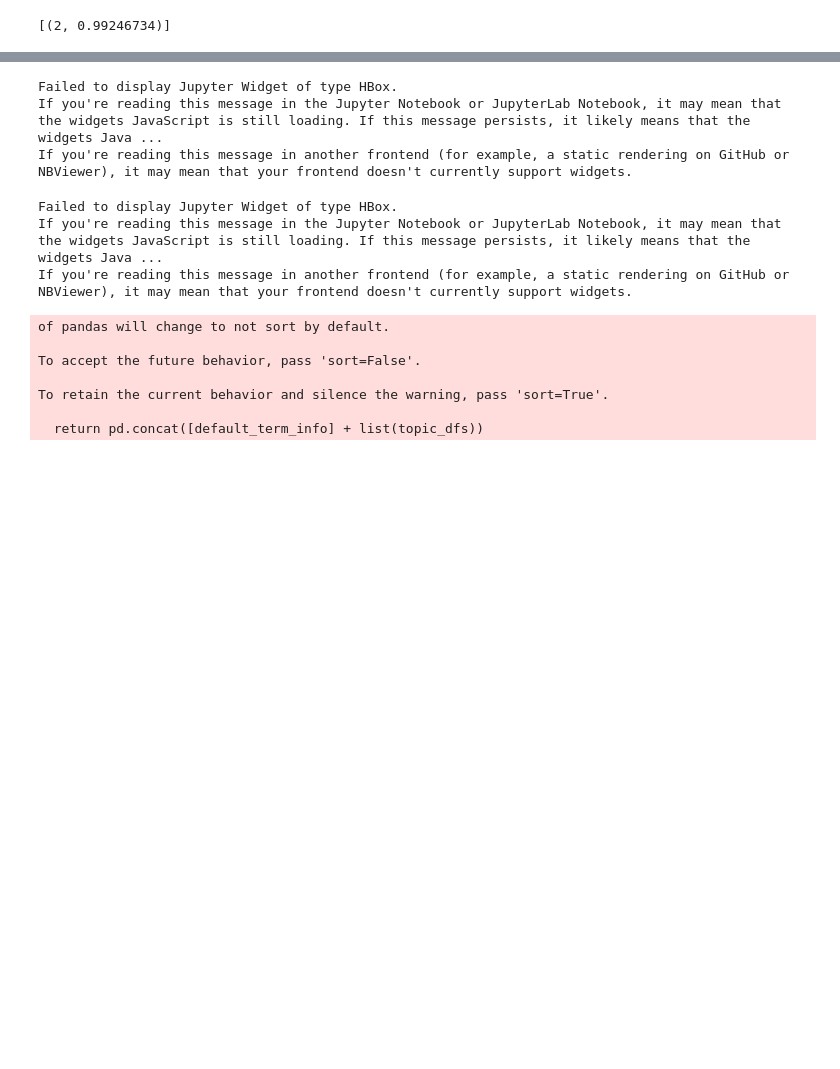
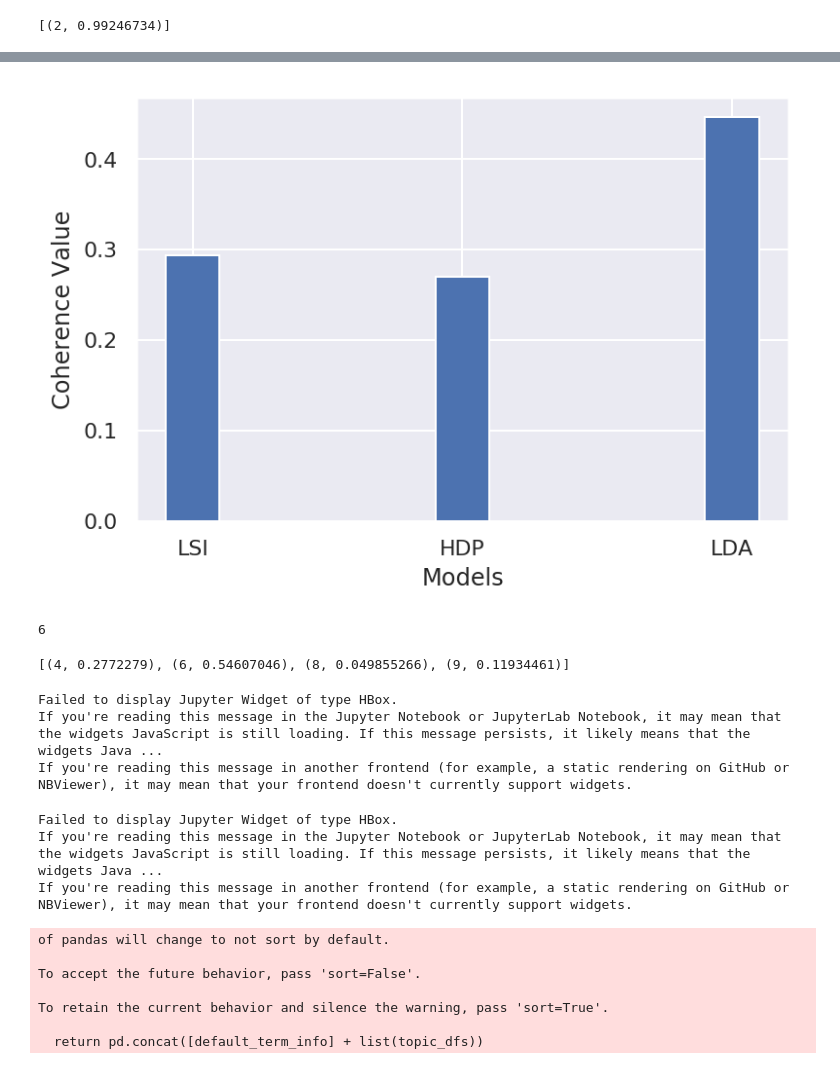
Before and after one commit to camalot2011/TDI_capstone, a Jupyter notebook: Grant_tracking.ipynb, the cells around one changed output, grey strips where cells are left out. Cells and saved outputs as stored; diff of their text form; code cells hidden in the pictures; blank space fills up the shorter version.

```diff
--- a/Grant_tracking.ipynb
+++ b/Grant_tracking.ipynb
@@ -291,0 +369,3 @@ To retain the current behavior and silence the warning, pass 'sort=True'.
+# %%
+hdpmodel = HdpModel(corpus=corpus, id2word=dictionary)
+hdptopics = hdpmodel.show_topics(formatted=False)
@@ -291,0 +379,33 @@ To retain the current behavior and silence the warning, pass 'sort=True'.
+# %%
+ldatopics = ldamodel.show_topics(formatted=False)
+
+lsitopics = [[word for word, prob in topic] for topicid, topic in lsitopics]
+
+hdptopics = [[word for word, prob in topic] for topicid, topic in hdptopics]
+
+ldatopics = [[word for word, prob in topic] for topicid, topic in ldatopics]
+# %%
+lsi_coherence = CoherenceModel(topics=lsitopics[:10], texts=text_data1, dictionary=dictionary, window_size=10).get_coherence()
+
+hdp_coherence = CoherenceModel(topics=hdptopics[:10], texts=text_data1, dictionary=dictionary, window_size=10).get_coherence()
+
+lda_coherence = CoherenceModel(topics=ldatopics, texts=text_data1, dictionary=dictionary, window_size=10).get_coherence()
+# %%
+def evaluate_bar_graph(coherences, indices):
+    """
+    Function to plot bar graph.
+
+    coherences: list of coherence values
+    indices: Indices to be used to mark bars. Length of this and coherences should be equal.
+    """
+    assert len(coherences) == len(indices)
+    n = len(coherences)
+    x = np.arange(n)
+    plt.bar(x, coherences, width=0.2, tick_label=indices, align='center')
+    plt.xlabel('Models')
+    plt.ylabel('Coherence Value')
+# %%
+evaluate_bar_graph([lsi_coherence, hdp_coherence, lda_coherence],
+                   ['LSI', 'HDP', 'LDA'])
+# %% [output]
+[figure, added]
@@ -292,3 +419,11 @@ To retain the current behavior and silence the warning, pass 'sort=True'.
+# %%
+topics_1[4]
+# %% [output]
+6
+# %%
+ldamodel.get_document_topics(corpus[4])
+# %% [output]
+[(4, 0.2772279), (6, 0.54607046), (8, 0.049855266), (9, 0.11934461)]
 # %%
 from gensim import corpora
 from gensim.models import TfidfModel
```
Also changed, not shown: parts of 24 cells of this notebook, 1 other file.
